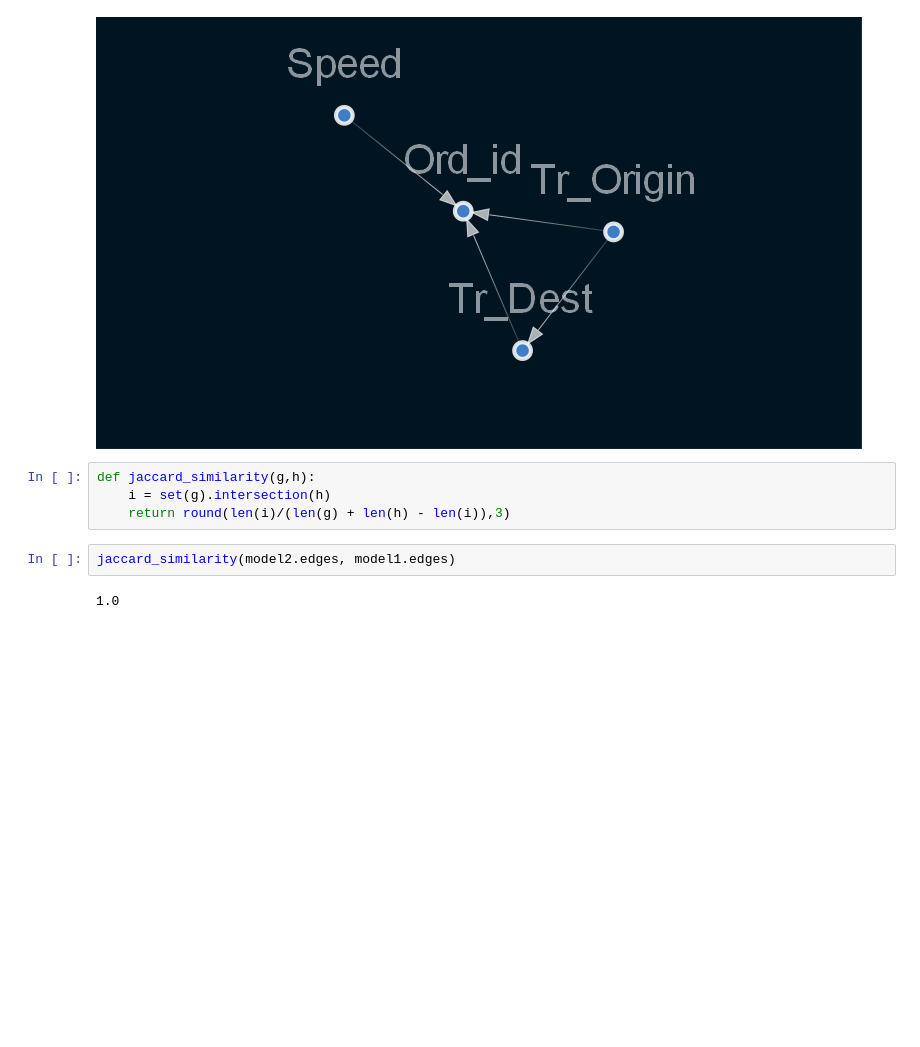
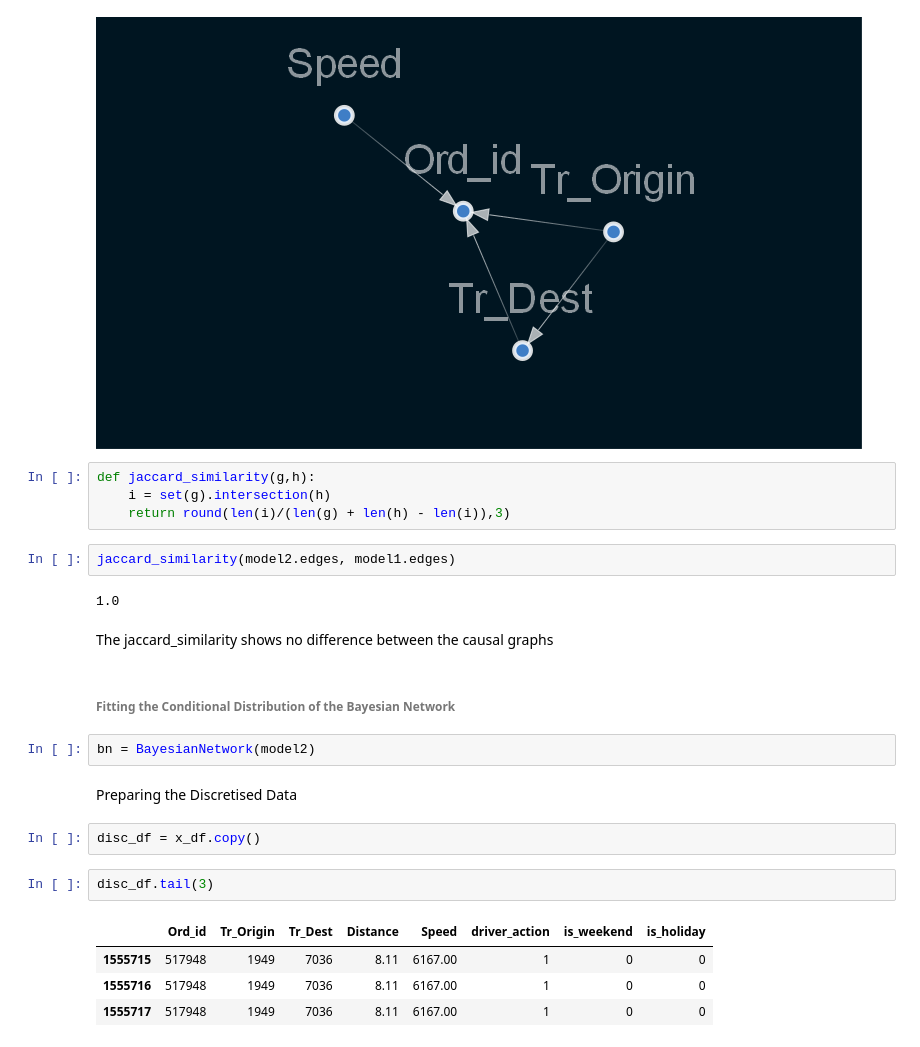
Before and after one commit to tigisthailay/causal_inference, a Jupyter notebook: notebooks/causalgraph.ipynb, the cells around one changed output. Saved outputs shown, nothing was run; the diff lists cells and outputs as text; blank space fills up the shorter version.

```diff
--- a/notebooks/causalgraph.ipynb
+++ b/notebooks/causalgraph.ipynb
@@ -194,3 +194,20 @@ def jaccard_similarity(g,h):
 jaccard_similarity(model2.edges, model1.edges)
 # %% [output]
 1.0
+# %% [markdown]
+The jaccard_similarity shows no difference between the causal graphs
+# %% [markdown]
+###### Fitting the Conditional Distribution of the Bayesian Network
+# %%
+bn = BayesianNetwork(model2)
+# %% [markdown]
+Preparing the Discretised Data
+# %%
+disc_df = x_df.copy()
+# %%
+disc_df.tail(3)
+# %% [output]
+|  | Ord_id | Tr_Origin | Tr_Dest | Distance | Speed | driver_action | is_weekend | is_holiday |
+| 1555715 | 517948 | 1949 | 7036 | 8.11 | 6167.00 | 1 | 0 | 0 |
+| 1555716 | 517948 | 1949 | 7036 | 8.11 | 6167.00 | 1 | 0 | 0 |
+| 1555717 | 517948 | 1949 | 7036 | 8.11 | 6167.00 | 1 | 0 | 0 |
```
Also changed, not shown: parts of 20 cells of this notebook.
